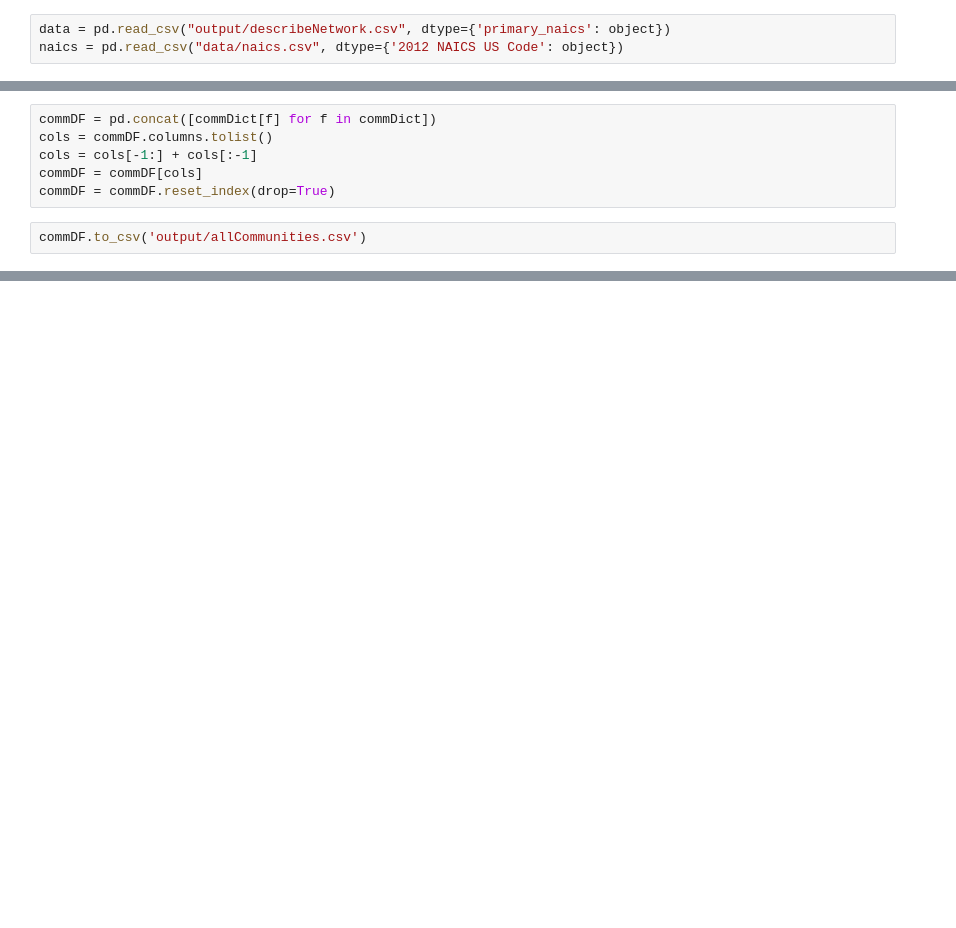
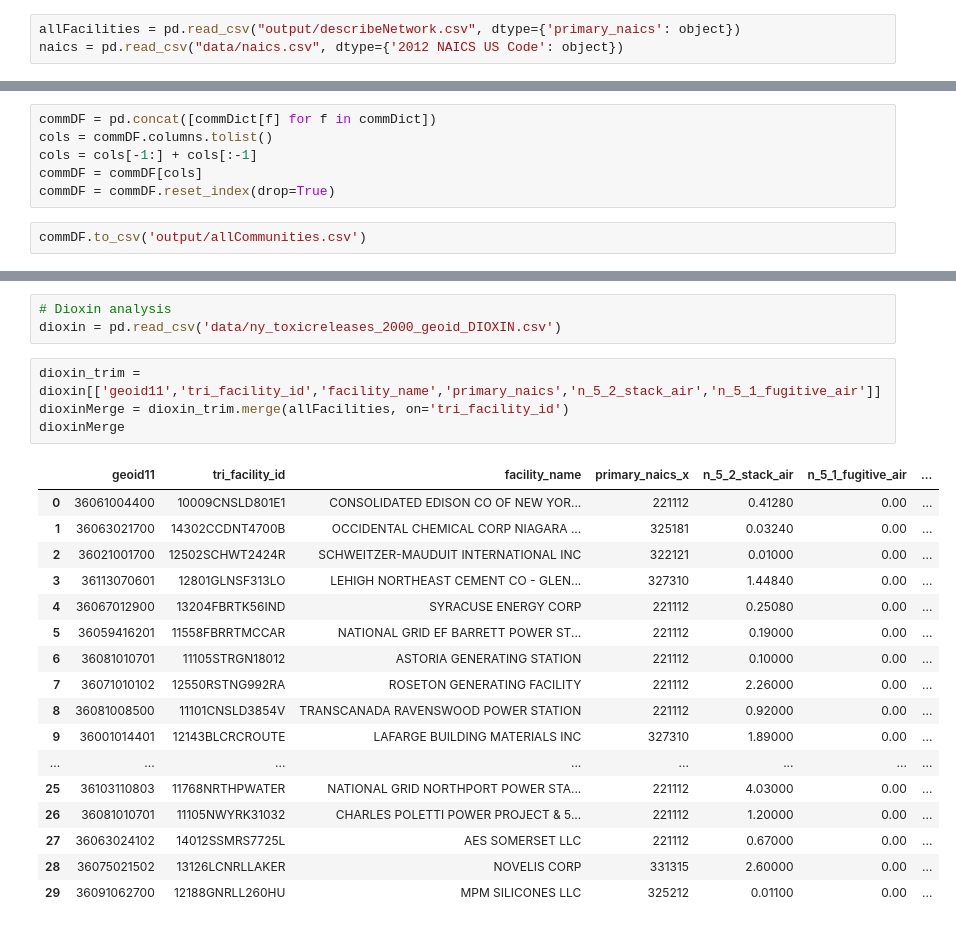
Before and after one commit to stevecarrea/ny_tri_networkAnalysis, a Jupyter notebook: communityAnalysis.ipynb, the cells around one changed output, grey strips where cells are left out. Drawn from its saved outputs; the diff is of its cells as text; blank space fills up the shorter version.

```diff
--- a/communityAnalysis.ipynb
+++ b/communityAnalysis.ipynb
@@ -4,3 +9,3 @@ from collections import defaultdict
 # %%
-data = pd.read_csv("output/describeNetwork.csv", dtype={'primary_naics': object})
+allFacilities = pd.read_csv("output/describeNetwork.csv", dtype={'primary_naics': object})
 naics = pd.read_csv("data/naics.csv", dtype={'2012 NAICS US Code': object})
@@ -121,0 +153,25 @@ data[data['Community']==commOfInterest].drop(colsToDrop, axis=1)
+# %%
+# Dioxin analysis
+dioxin = pd.read_csv('data/ny_toxicreleases_2000_geoid_DIOXIN.csv')
+# %%
+dioxin_trim = dioxin[['geoid11','tri_facility_id','facility_name','primary_naics','n_5_2_stack_air','n_5_1_fugitive_air']]
+dioxinMerge = dioxin_trim.merge(allFacilities, on='tri_facility_id')
+dioxinMerge
+# %% [output]
+|  | geoid11 | tri_facility_id | facility_name | primary_naics_x | n_5_2_stack_air | n_5_1_fugitive_air | ... |
+| 0 | 36061004400 | 10009CNSLD801E1 | CONSOLIDATED EDISON CO OF NEW YOR... | 221112 | 0.41280 | 0.00 | ... |
+| 1 | 36063021700 | 14302CCDNT4700B | OCCIDENTAL CHEMICAL CORP NIAGARA ... | 325181 | 0.03240 | 0.00 | ... |
+| 2 | 36021001700 | 12502SCHWT2424R | SCHWEITZER-MAUDUIT INTERNATIONAL INC | 322121 | 0.01000 | 0.00 | ... |
+| 3 | 36113070601 | 12801GLNSF313LO | LEHIGH NORTHEAST CEMENT CO - GLEN... | 327310 | 1.44840 | 0.00 | ... |
+| 4 | 36067012900 | 13204FBRTK56IND | SYRACUSE ENERGY CORP | 221112 | 0.25080 | 0.00 | ... |
+| 5 | 36059416201 | 11558FBRRTMCCAR | NATIONAL GRID EF BARRETT POWER ST... | 221112 | 0.19000 | 0.00 | ... |
+| 6 | 36081010701 | 11105STRGN18012 | ASTORIA GENERATING STATION | 221112 | 0.10000 | 0.00 | ... |
+| 7 | 36071010102 | 12550RSTNG992RA | ROSETON GENERATING FACILITY | 221112 | 2.26000 | 0.00 | ... |
+| 8 | 36081008500 | 11101CNSLD3854V | TRANSCANADA RAVENSWOOD POWER STATION | 221112 | 0.92000 | 0.00 | ... |
+| 9 | 36001014401 | 12143BLCRCROUTE | LAFARGE BUILDING MATERIALS INC | 327310 | 1.89000 | 0.00 | ... |
+| ... | ... | ... | ... | ... | ... | ... | ... |
+| 25 | 36103110803 | 11768NRTHPWATER | NATIONAL GRID NORTHPORT POWER STA... | 221112 | 4.03000 | 0.00 | ... |
+| 26 | 36081010701 | 11105NWYRK31032 | CHARLES POLETTI POWER PROJECT & 5... | 221112 | 1.20000 | 0.00 | ... |
+| 27 | 36063024102 | 14012SSMRS7725L | AES SOMERSET LLC | 221112 | 0.67000 | 0.00 | ... |
+| 28 | 36075021502 | 13126LCNRLLAKER | NOVELIS CORP | 331315 | 2.60000 | 0.00 | ... |
+| 29 | 36091062700 | 12188GNRLL260HU | MPM SILICONES LLC | 325212 | 0.01100 | 0.00 | ... |
```
Also changed, not shown: parts of 17 cells of this notebook, 14 other files.
